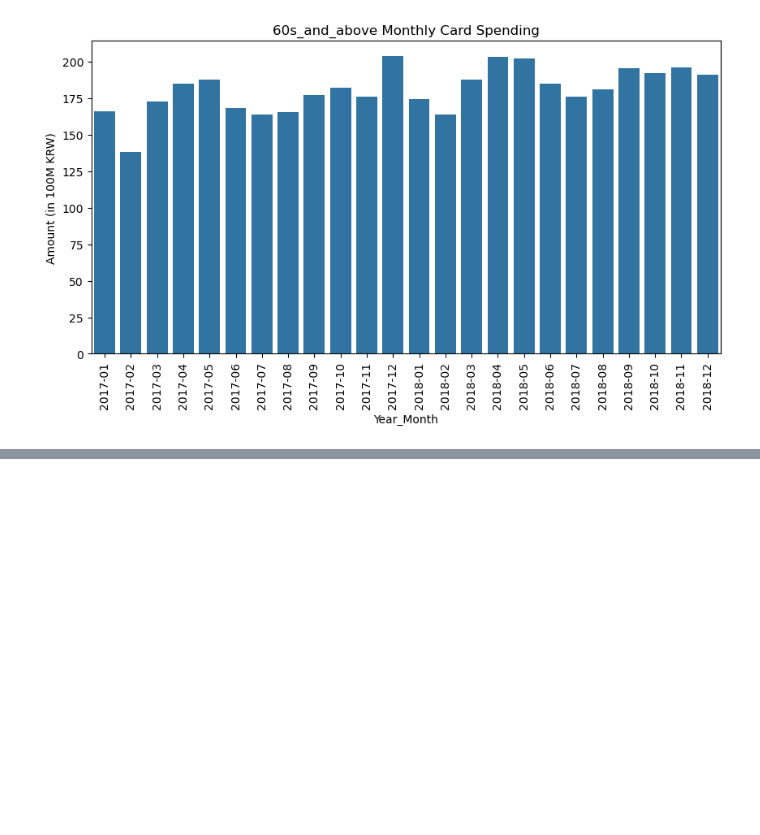
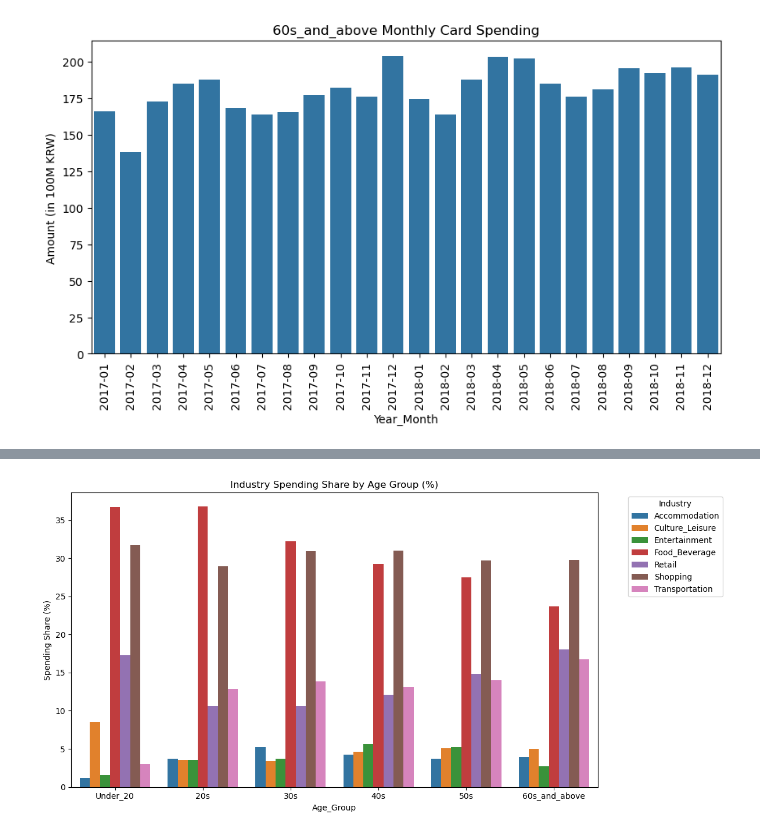
Before and after one commit to data-by-jpark/jeju-card-analysis, a Jupyter notebook: notebooks/jeju_card_analysis_part1.ipynb, the cells around one changed output, grey strips where cells are left out. Drawn from its saved outputs; the diff is of its cells as text; code cells hidden in the pictures; blank space fills up the shorter version.

```diff
--- a/notebooks/jeju_card_analysis_part1.ipynb
+++ b/notebooks/jeju_card_analysis_part1.ipynb
@@ -527,0 +547,18 @@ The seasonal peaks identified across demographics allow us to optimize our marke
+# %%
+# Aggregate Transaction Amount by Age and Industry
+industry_pref = jeju_card_df.groupby(['Age_Group', 'Industry_Type'])['Transaction_Amount'].sum().reset_index()
+
+# Calculate the relative share (%) of each industry within each age group
+age_totals = industry_pref.groupby('Age_Group')['Transaction_Amount'].transform('sum')
+industry_pref['Share'] = (industry_pref['Transaction_Amount'] / age_totals) * 100
+
+# Visualize Industry Spending Share
+plt.figure(figsize=(12, 6))
+sns.barplot(data=industry_pref, x='Age_Group', y='Share', hue='Industry_Type', order=age_order)
+plt.title('Industry Spending Share by Age Group (%)')
+plt.ylabel('Spending Share (%)')
+plt.legend(title='Industry', bbox_to_anchor=(1.05, 1), loc='upper left')
+plt.tight_layout()
+plt.show()
+# %% [output]
+[figure, added]
```
Also changed, not shown: parts of 11 cells of this notebook.
